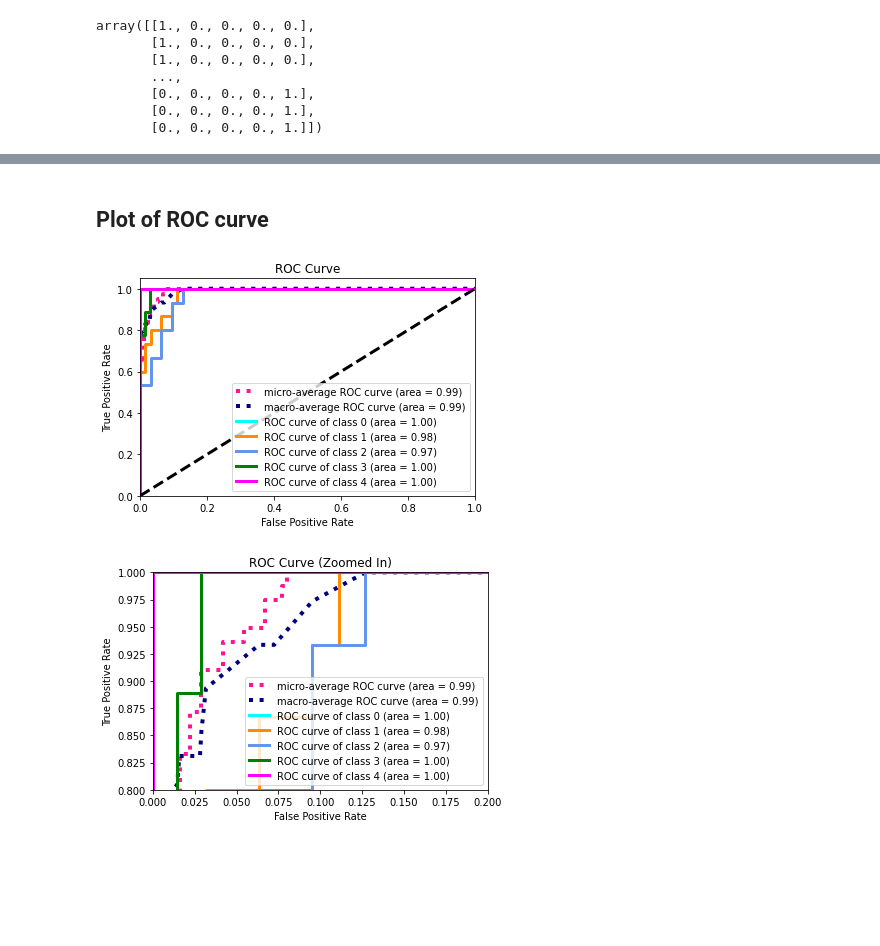
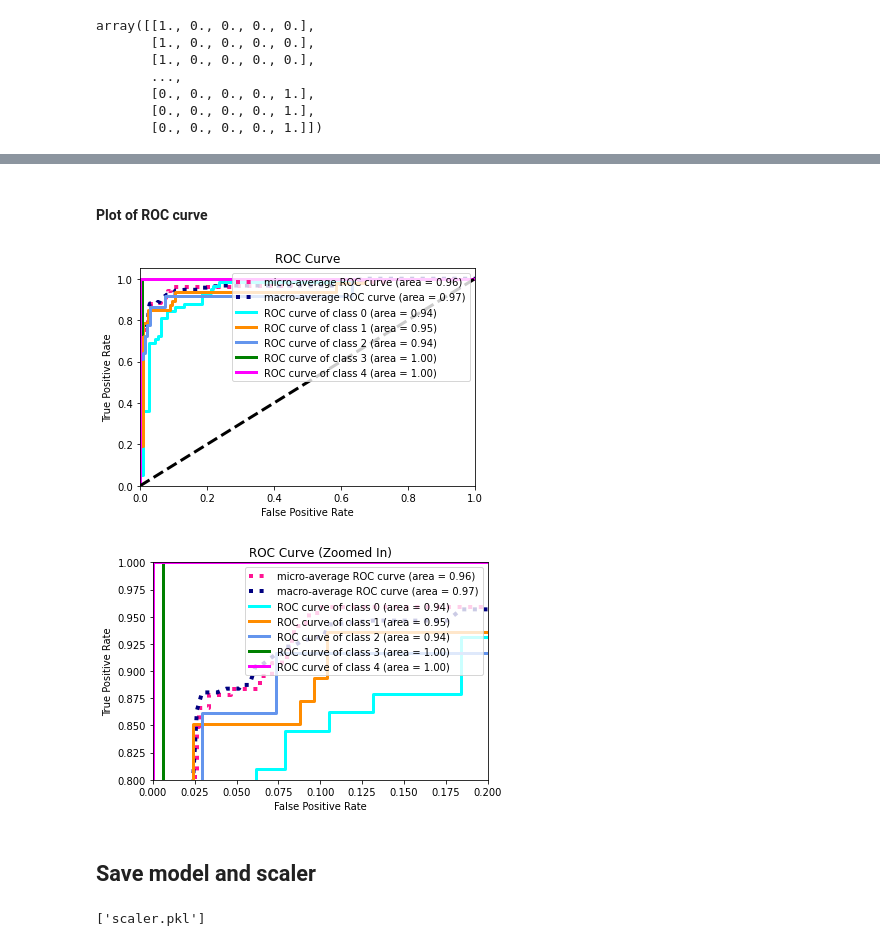
Before and after one commit to umSamWeiHong/DepressionModel, a Jupyter notebook: DepressionIndicator_Wei_Hong.ipynb, the cells around one changed output, grey strips where cells are left out. Cells and saved outputs as stored; diff of their text form; code cells hidden in the pictures; blank space fills up the shorter version.

```diff
--- a/DepressionIndicator_Wei_Hong.ipynb
+++ b/DepressionIndicator_Wei_Hong.ipynb
@@ -139,2 +145,0 @@ Use feature normalisation:
-# %%
-X_train_scaled, X_test_scaled, features = featureNormalisation()
@@ -146,19 +153,20 @@ Neural network (Deep learning):
 from tensorflow import keras
 from keras.models import Sequential
 from keras.layers import Dense
-import kerastuner as kt
+import keras_tuner as kt
 tf.keras.backend.clear_session()
 
 def model_builder(hp):
   model = Sequential()
-  activation = hp.Choice('activation', values=['relu','elu','tanh'])
+  hp_activation = hp.Choice('activation', values=['relu','elu','tanh'])
   hp_learning_rate = hp.Choice('learning_rate', values=[1e-2, 1e-3, 1e-4])
   hp_units1 = hp.Int('units1', min_value=1, max_value=100, step=2)
   hp_units2 = hp.Int('units2', min_value=1, max_value=100, step=2)
-  model.add(Dense(units=X.shape[1], activation=activation))
-  model.add(Dense(units=hp_units1, activation=activation))
-  model.add(keras.layers.Dropout(0.2))
-  model.add(Dense(units=hp_units2, activation=activation, kernel_regularizer=keras.regularizers.l1()))
+  hp_units3 = hp.Int('units3', min_value=1, max_value=100, step=2)
+  model.add(Dense(units=X.shape[1], activation=hp_activation))
+  model.add(Dense(units=hp_units1, activation=hp_activation))
+  model.add(Dense(units=hp_units2, activation=hp_activation))
+  model.add(Dense(units=hp_units3, activation=hp_activation))
   model.add(Dense(5, activation='softmax'))
 
   model.compile(optimizer=keras.optimizers.Adam(learning_rate=hp_learning_rate),
@@ -219,5 +231,5 @@ Score: 0.8648648858070374
 # %%
 best_hps=tuner.get_best_hyperparameters()[0]
-h_model = tuner.hypermodel.build(best_hps)
-history = h_model.fit(X_train_scaled, y_train, epochs=100, validation_split=0.2)
+model = tuner.hypermodel.build(best_hps)
+history = model.fit(X_train_scaled, y_train, epochs=20, validation_split=0.2)
 # %% [output]
@@ -265,7 +283,7 @@ h_model.evaluate(X_test_scaled, y_test, return_dict=True)
 # %%
 from sklearn.metrics import classification_report, confusion_matrix, roc_auc_score
 
-y_pred = h_model.predict(X_test_scaled)
+y_pred = model.predict(X_test_scaled)
 y_pred_class = np.argmax(y_pred, axis=1)
 y_test_class = np.argmax(y_test, axis=1)
 
@@ -303,5 +321,5 @@ roc_auc_score(y_test, y_pred, multi_class = 'ovo')
 # %% [markdown]
-## Plot of ROC curve
+#### Plot of ROC curve
 # %%
 from sklearn.metrics import roc_curve
 from sklearn.metrics import roc_auc_score
@@ -368,35 +386,37 @@ plt.ylim([0.0, 1.05])
 plt.xlabel('False Positive Rate')
 plt.ylabel('True Positive Rate')
 plt.title('ROC Curve')
-plt.legend(loc="lower right")
+plt.legend(loc="upper right")
 plt.show()
 
 
 # Zoom in view of the upper left corner.
 plt.figure(2)
 plt.xlim(0, 0.2)
 plt.ylim(0.8, 1)
 plt.plot(fpr["micro"], tpr["micro"],
          label='micro-average ROC curve (area = {0:0.2f})'
                ''.format(roc_auc["micro"]),
          color='deeppink', linestyle=':', linewidth=4)
 
 plt.plot(fpr["macro"], tpr["macro"],
          label='macro-average ROC curve (area = {0:0.2f})'
                ''.format(roc_auc["macro"]),
          color='navy', linestyle=':', linewidth=4)
 
 for i, color in zip(range(n_classes), colors):
     plt.plot(fpr[i], tpr[i], color=color, lw=lw,
              label='ROC curve of class {0} (area = {1:0.2f})'
              ''.format(i, roc_auc[i]))
 
 plt.plot([0, 1], [0, 1], 'k--', lw=lw)
 plt.xlabel('False Positive Rate')
 plt.ylabel('True Positive Rate')
 plt.title('ROC Curve (Zoomed In)')
-plt.legend(loc="lower right")
+plt.legend(loc="upper right")
 plt.show()
 # %% [output]
-[figure, old version]
+[figure, new version]
-[figure, old version]
+[figure, new version]
+# %% [markdown]
+## Save model and scaler
@@ -402,0 +425,5 @@ plt.show()
+# %%
+import joblib
+joblib.dump(ct, 'scaler.pkl')
+# %% [output]
+['scaler.pkl']
```
Also changed, not shown: parts of 40 cells of this notebook.
